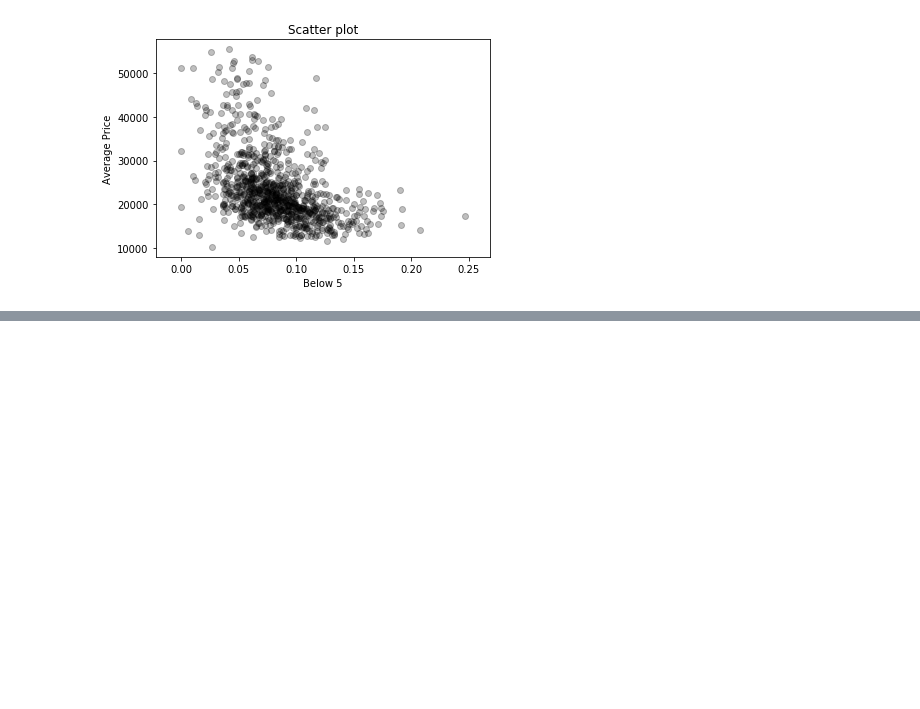
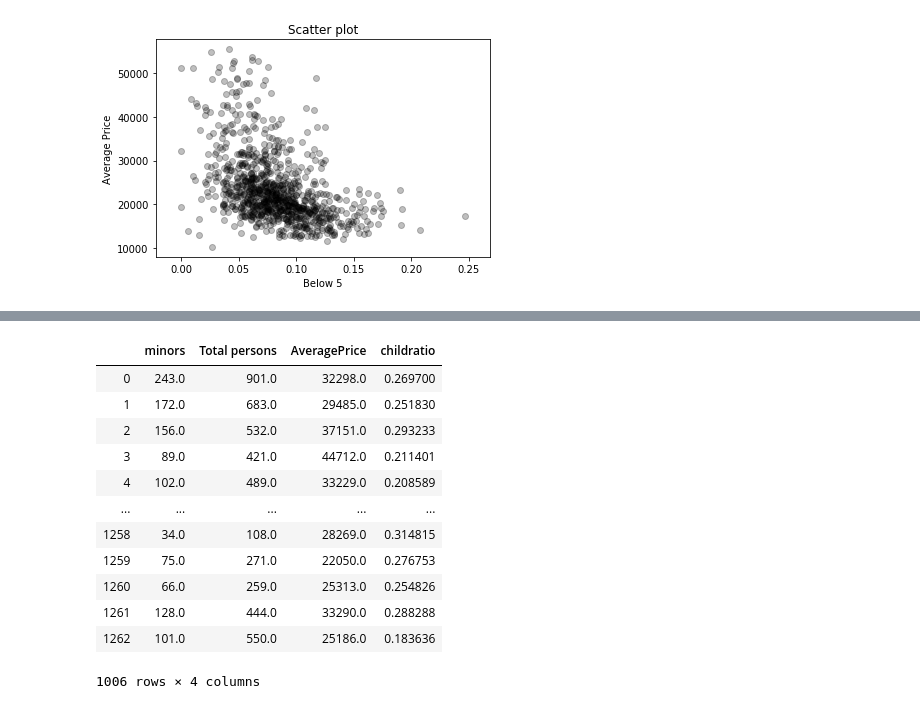
Before and after one commit to MangoOverlord/DataHacks2020, a Jupyter notebook: Dataset/Multivariable.ipynb, the cells around one changed output, grey strips where cells are left out. Cells and saved outputs as stored; diff of their text form; code cells hidden in the pictures; blank space fills up the shorter version.

```diff
--- a/Dataset/Multivariable.ipynb
+++ b/Dataset/Multivariable.ipynb
@@ -132,0 +135,40 @@ Coefficient of determination: 0.36
+# %%
+#Marital Data
+
+
+extradata = pd.read_csv("cleanData.csv")
+
+children = pd.DataFrame()
+
+children["minors"] = extradata["Persons under 18 own (never married) in husband wife family"]
+children["Total persons"] = extradata["Total persons"]
+children["AveragePrice"] = extradata.iloc[:,105]
+
+for col in children:
+    children[col] = children[col].str.replace("$","")
+    children[col] = children[col].str.replace(",","")
+    #agedata[col] = agedata[col].str.replace(".00","")
+    children[col] = children[col].replace("...", np.nan)
+    children[col] = children[col].replace(" ... ", np.nan)
+    children[col] = children[col].replace(" -   ", np.nan)
+    children[col] = children[col].replace("", np.nan)
+    children = children.dropna()
+    children[col] = children[col].astype(str).astype(float)
+
+children["childratio"] = children["minors"] / children["Total persons"]
+
+children
+# %% [output]
+|  | minors | Total persons | AveragePrice | childratio |
+| 0 | 243.0 | 901.0 | 32298.0 | 0.269700 |
+| 1 | 172.0 | 683.0 | 29485.0 | 0.251830 |
+| 2 | 156.0 | 532.0 | 37151.0 | 0.293233 |
+| 3 | 89.0 | 421.0 | 44712.0 | 0.211401 |
+| 4 | 102.0 | 489.0 | 33229.0 | 0.208589 |
+| ... | ... | ... | ... | ... |
+| 1258 | 34.0 | 108.0 | 28269.0 | 0.314815 |
+| 1259 | 75.0 | 271.0 | 22050.0 | 0.276753 |
+| 1260 | 66.0 | 259.0 | 25313.0 | 0.254826 |
+| 1261 | 128.0 | 444.0 | 33290.0 | 0.288288 |
+| 1262 | 101.0 | 550.0 | 25186.0 | 0.183636 |
+1006 rows × 4 columns
```
Also changed, not shown: parts of 3 cells of this notebook.
